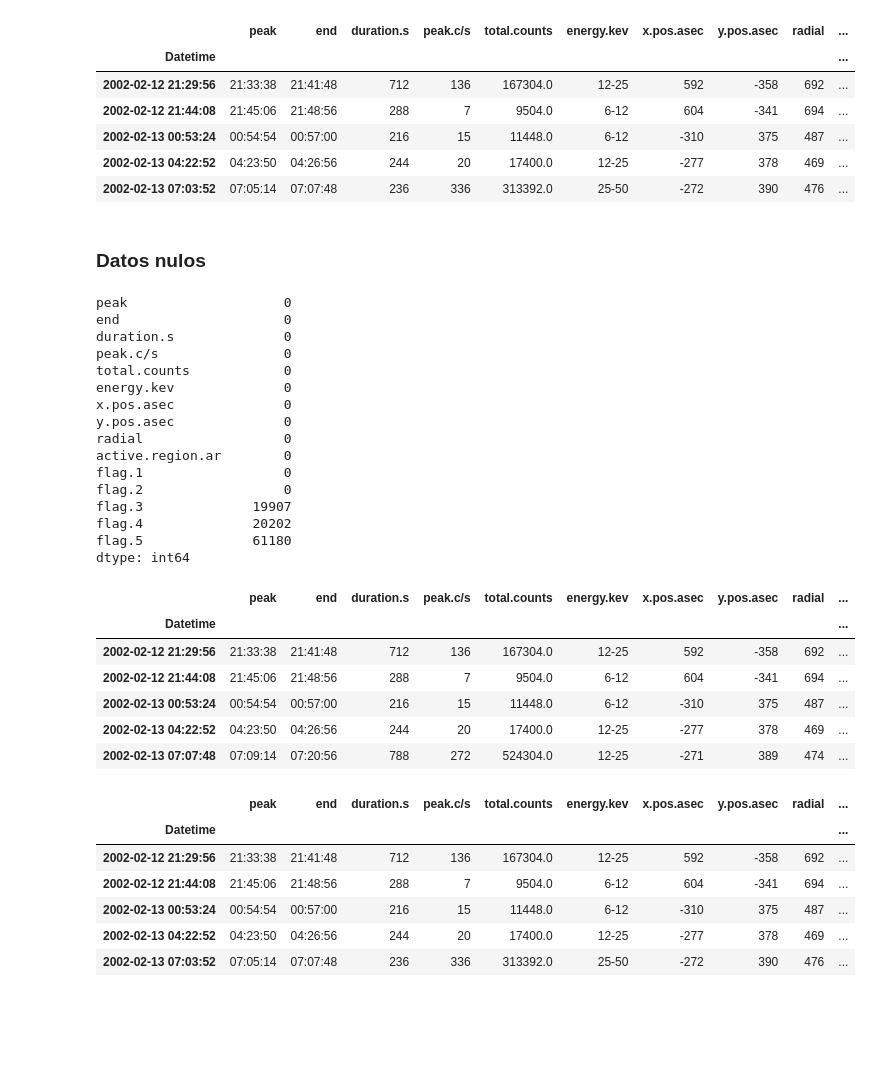
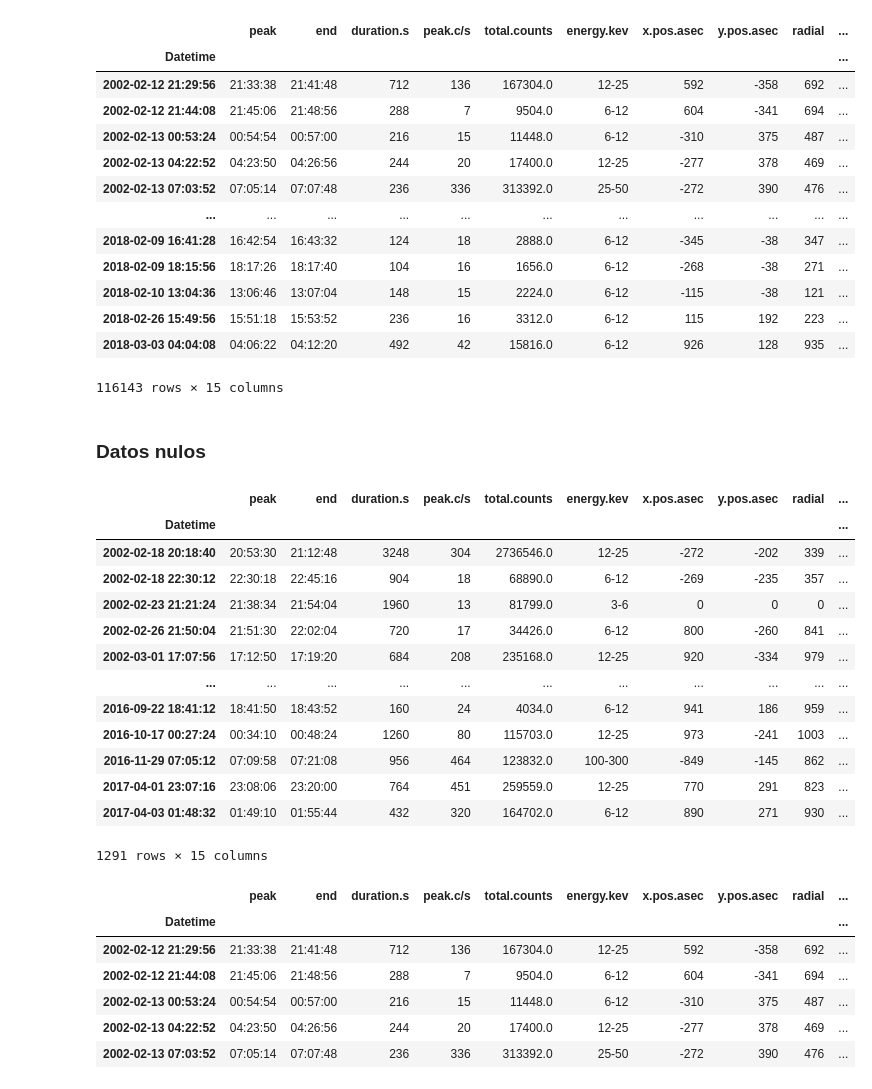
Before and after one commit to Exploratory-Data-Analiysis/Exam_1, a Jupyter notebook: ParcialFC.ipynb, the cells around one changed output. Cells and saved outputs as stored; diff of their text form; code cells hidden in the pictures; blank space fills up the shorter version.

Commit message:
Actualizacion del filtro

```diff
--- a/ParcialFC.ipynb
+++ b/ParcialFC.ipynb
@@ -9,61 +9,82 @@ import re
 # %%
 file_path = r"2002to2018.csv"  #2002to2016.csv
 df = pd.read_csv(file_path)
 df.head()
 # df = df.sort_values(by='duration.s', ascending=False).reset_index(drop=True)
 
 formatT = '%Y-%m-%d %H:%M:%S'
 df['Datetime'] = pd.to_datetime(df['start.date'] +
                                 ' ' +
                                 df['start.time'])
 df = df.set_index(pd.DatetimeIndex(df['Datetime']))
 del df['flare']
 del df['start.date']
 del df['start.time']
 del df['Datetime']
 
-df.head()
+df
 # %% [output]
 |  | peak | end | duration.s | peak.c/s | total.counts | energy.kev | x.pos.asec | y.pos.asec | radial | ... |
 | Datetime |  |  |  |  |  |  |  |  |  | ... |
 | 2002-02-12 21:29:56 | 21:33:38 | 21:41:48 | 712 | 136 | 167304.0 | 12-25 | 592 | -358 | 692 | ... |
 | 2002-02-12 21:44:08 | 21:45:06 | 21:48:56 | 288 | 7 | 9504.0 | 6-12 | 604 | -341 | 694 | ... |
 | 2002-02-13 00:53:24 | 00:54:54 | 00:57:00 | 216 | 15 | 11448.0 | 6-12 | -310 | 375 | 487 | ... |
 | 2002-02-13 04:22:52 | 04:23:50 | 04:26:56 | 244 | 20 | 17400.0 | 12-25 | -277 | 378 | 469 | ... |
 | 2002-02-13 07:03:52 | 07:05:14 | 07:07:48 | 236 | 336 | 313392.0 | 25-50 | -272 | 390 | 476 | ... |
+| ... | ... | ... | ... | ... | ... | ... | ... | ... | ... | ... |
+| 2018-02-09 16:41:28 | 16:42:54 | 16:43:32 | 124 | 18 | 2888.0 | 6-12 | -345 | -38 | 347 | ... |
+| 2018-02-09 18:15:56 | 18:17:26 | 18:17:40 | 104 | 16 | 1656.0 | 6-12 | -268 | -38 | 271 | ... |
+| 2018-02-10 13:04:36 | 13:06:46 | 13:07:04 | 148 | 15 | 2224.0 | 6-12 | -115 | -38 | 121 | ... |
+| 2018-02-26 15:49:56 | 15:51:18 | 15:53:52 | 236 | 16 | 3312.0 | 6-12 | 115 | 192 | 223 | ... |
+| 2018-03-03 04:04:08 | 04:06:22 | 04:12:20 | 492 | 42 | 15816.0 | 6-12 | 926 | 128 | 935 | ... |
+116143 rows × 15 columns
 # %% [markdown]
 ### Datos nulos
 # %%
-print(df.isnull().sum())
+# print(df.isnull().sum())
 
-nan_df = df[df.isna().any(axis=1)] # Almacena DataFrame en donde encuentra datos nulos NaN
-nan_df.head()
+# nan_df = df[df.isna().any(axis=1)] # Almacena DataFrame en donde encuentra datos nulos NaN
+# print(nan_df.head())
+
+dffull = df.dropna(how='any')
+dffull
+
+### Filtro
+
+# filtro = dffull['flag.4'] == 'Q1'
+# filtro2 = dffull['flag.5'] == 'Q1'
+# dfFiltro = dffull[filtro]
+# dfFiltro2 = dffull[filtro2]
+
+# dfn = pd.concat([dfFiltro,dfFiltro2], axis=1)
+
+# dfn = dfn.sort_index()
+
+###
+
+dfn = pd.concat([dffull[dffull['flag.4'] == 'Q1']
+                ,dffull[dffull['flag.5'] == 'Q1']
+                ]).sort_index()
+
+dfn
+
 
 # Solo hay datos nulos en las flags
 # %% [output]
+|  | peak | end | duration.s | peak.c/s | total.counts | energy.kev | x.pos.asec | y.pos.asec | radial | ... |
+| Datetime |  |  |  |  |  |  |  |  |  | ... |
+| 2002-02-18 20:18:40 | 20:53:30 | 21:12:48 | 3248 | 304 | 2736546.0 | 12-25 | -272 | -202 | 339 | ... |
+| 2002-02-18 22:30:12 | 22:30:18 | 22:45:16 | 904 | 18 | 68890.0 | 6-12 | -269 | -235 | 357 | ... |
+| 2002-02-23 21:21:24 | 21:38:34 | 21:54:04 | 1960 | 13 | 81799.0 | 3-6 | 0 | 0 | 0 | ... |
+| 2002-02-26 21:50:04 | 21:51:30 | 22:02:04 | 720 | 17 | 34426.0 | 6-12 | 800 | -260 | 841 | ... |
+| 2002-03-01 17:07:56 | 17:12:50 | 17:19:20 | 684 | 208 | 235168.0 | 12-25 | 920 | -334 | 979 | ... |
+| ... | ... | ... | ... | ... | ... | ... | ... | ... | ... | ... |
+| 2016-09-22 18:41:12 | 18:41:50 | 18:43:52 | 160 | 24 | 4034.0 | 6-12 | 941 | 186 | 959 | ... |
+| 2016-10-17 00:27:24 | 00:34:10 | 00:48:24 | 1260 | 80 | 115703.0 | 12-25 | 973 | -241 | 1003 | ... |
+| 2016-11-29 07:05:12 | 07:09:58 | 07:21:08 | 956 | 464 | 123832.0 | 100-300 | -849 | -145 | 862 | ... |
+| 2017-04-01 23:07:16 | 23:08:06 | 23:20:00 | 764 | 451 | 259559.0 | 12-25 | 770 | 291 | 823 | ... |
+| 2017-04-03 01:48:32 | 01:49:10 | 01:55:44 | 432 | 320 | 164702.0 | 6-12 | 890 | 271 | 930 | ... |
-peak                    0
-end                     0
-duration.s              0
-peak.c/s                0
-total.counts            0
-energy.kev              0
-x.pos.asec              0
-y.pos.asec              0
-radial                  0
-active.region.ar        0
-flag.1                  0
-flag.2                  0
-flag.3              19907
-flag.4              20202
-flag.5              61180
-dtype: int64
+1291 rows × 15 columns
-|  | peak | end | duration.s | peak.c/s | total.counts | energy.kev | x.pos.asec | y.pos.asec | radial | ... |
-| Datetime |  |  |  |  |  |  |  |  |  | ... |
-| 2002-02-12 21:29:56 | 21:33:38 | 21:41:48 | 712 | 136 | 167304.0 | 12-25 | 592 | -358 | 692 | ... |
-| 2002-02-12 21:44:08 | 21:45:06 | 21:48:56 | 288 | 7 | 9504.0 | 6-12 | 604 | -341 | 694 | ... |
-| 2002-02-13 00:53:24 | 00:54:54 | 00:57:00 | 216 | 15 | 11448.0 | 6-12 | -310 | 375 | 487 | ... |
-| 2002-02-13 04:22:52 | 04:23:50 | 04:26:56 | 244 | 20 | 17400.0 | 12-25 | -277 | 378 | 469 | ... |
-| 2002-02-13 07:07:48 | 07:09:14 | 07:20:56 | 788 | 272 | 524304.0 | 12-25 | -271 | 389 | 474 | ... |
 # %%
 ## CALCULO DE ENERGIAS
 
```
Also changed, not shown: parts of 1 cell of this notebook.
